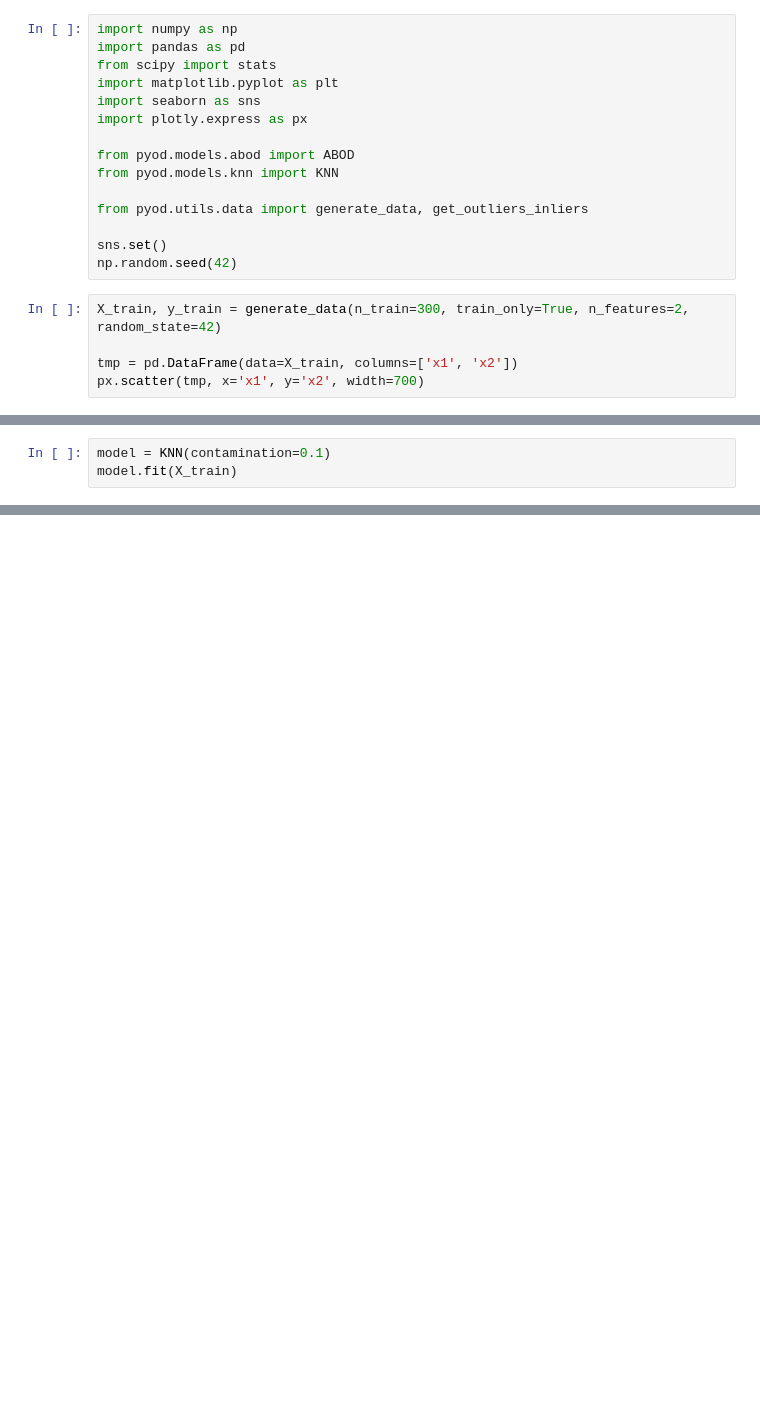
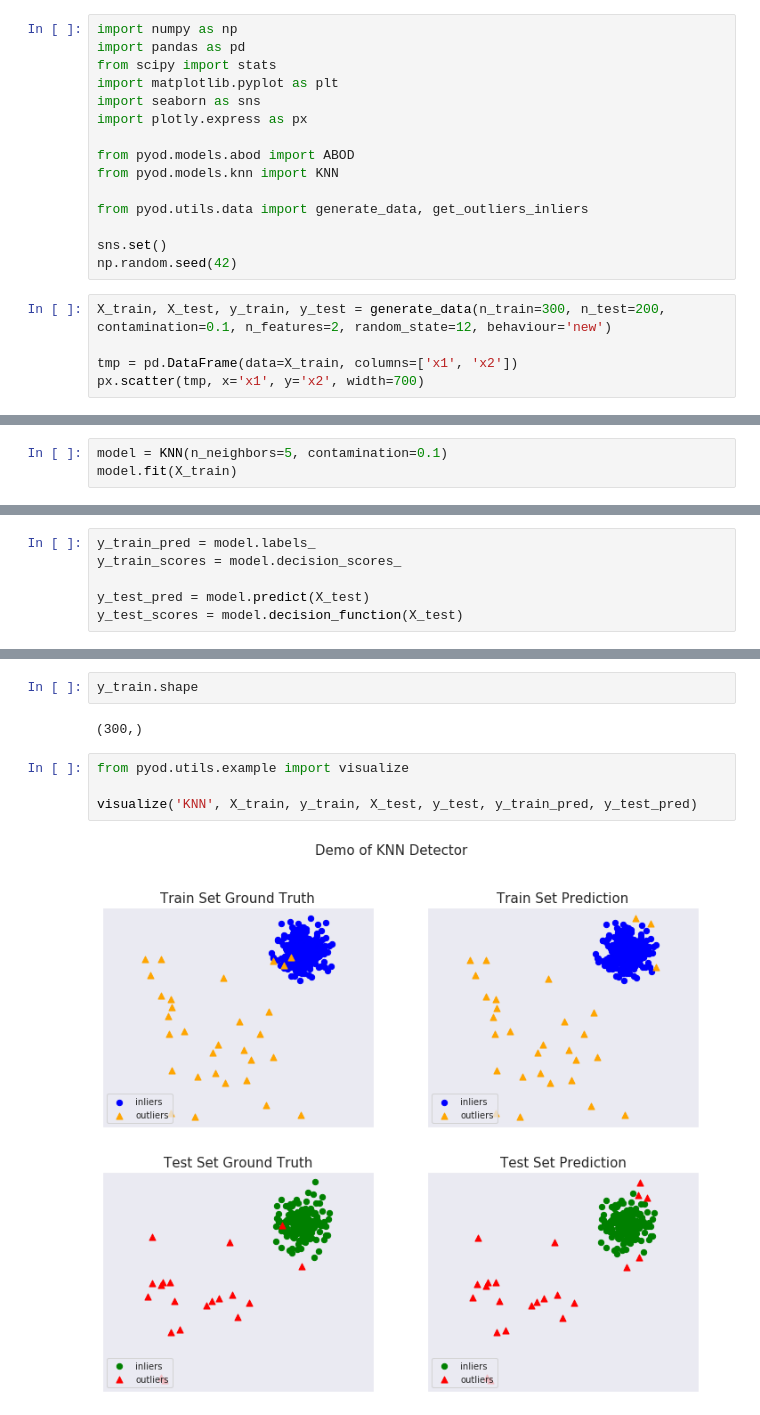
Before and after one commit to krakowiakpawel9/ml_course, a Jupyter notebook: ul/15_pyod.ipynb, the cells around one changed output, grey strips where cells are left out. Saved outputs shown, nothing was run; the diff lists cells and outputs as text; blank space fills up the shorter version.

```diff
--- a/ul/15_pyod.ipynb
+++ b/ul/15_pyod.ipynb
@@ -62,7 +44,7 @@ from pyod.utils.data import generate_data, get_outliers_inliers
 sns.set()
 np.random.seed(42)
 # %%
-X_train, y_train = generate_data(n_train=300, train_only=True, n_features=2, random_state=42)
+X_train, X_test, y_train, y_test = generate_data(n_train=300, n_test=200, contamination=0.1, n_features=2, random_state=12, behaviour='new')
 
 tmp = pd.DataFrame(data=X_train, columns=['x1', 'x2'])
 px.scatter(tmp, x='x1', y='x2', width=700)
@@ -78,5 +53,5 @@ px.scatter(tmp, x='x1', y='x2', width=700)
 # %%
-model = KNN(contamination=0.1)
+model = KNN(n_neighbors=5, contamination=0.1)
 model.fit(X_train)
 # %% [output]
 KNN(algorithm='auto', contamination=0.1, leaf_size=30, method='largest',
@@ -103,0 +60,6 @@ xx , yy = np.meshgrid(np.linspace(-10, 10, 200), np.linspace(-10, 10, 200))
+# %%
+y_train_pred = model.labels_
+y_train_scores = model.decision_scores_
+
+y_test_pred = model.predict(X_test)
+y_test_scores = model.decision_function(X_test)
@@ -103,0 +74,10 @@ xx , yy = np.meshgrid(np.linspace(-10, 10, 200), np.linspace(-10, 10, 200))
+# %%
+y_train.shape
+# %% [output]
+(300,)
+# %%
+from pyod.utils.example import visualize
+
+visualize('KNN', X_train, y_train, X_test, y_test, y_train_pred, y_test_pred)
+# %% [output]
+[figure, added]
```
Also changed, not shown: parts of 6 cells of this notebook.
